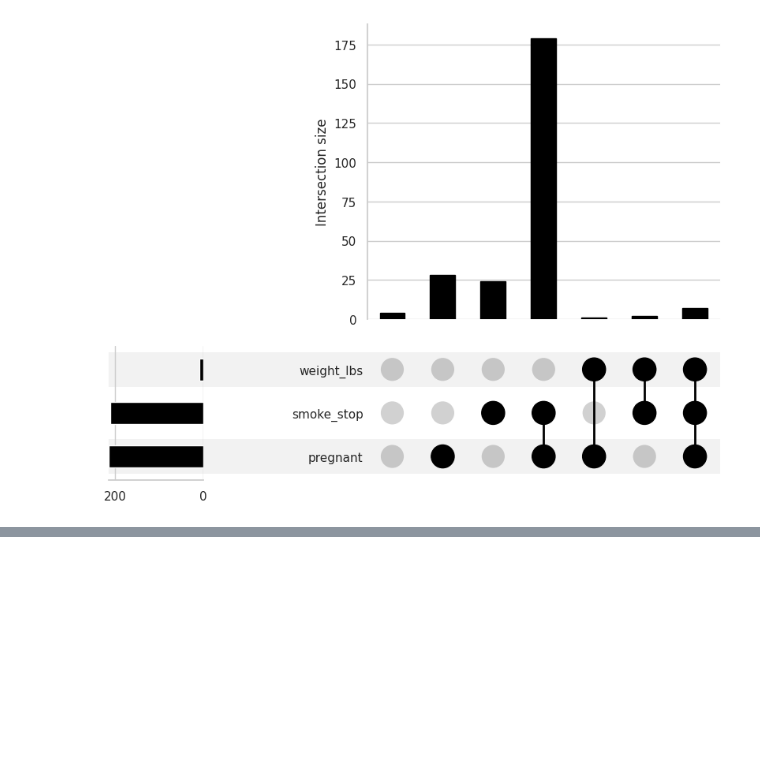
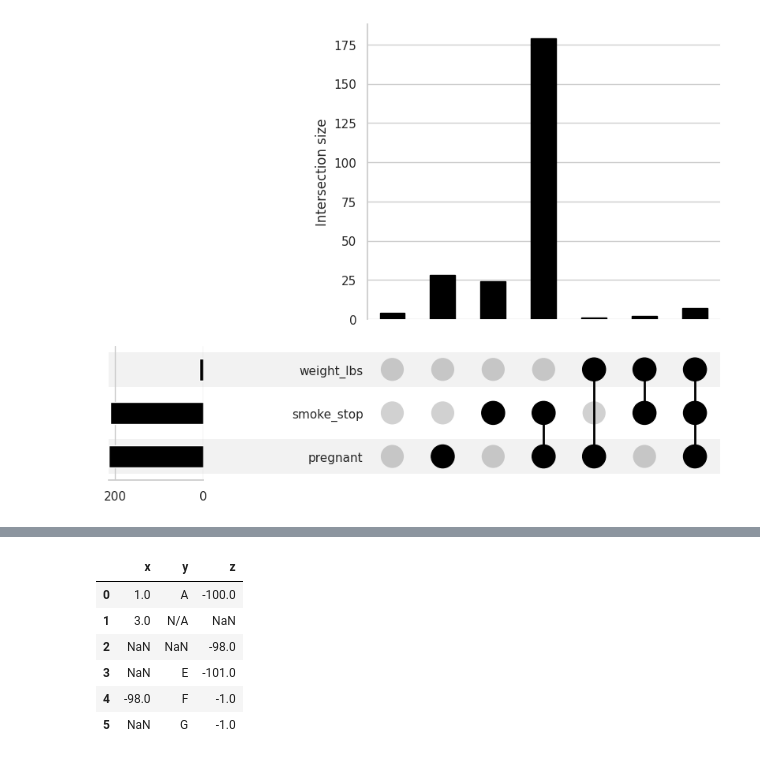
Before and after one commit to Monkey8596/Missing_data_handling-, a Jupyter notebook: notebooks/00Live_exploration.ipynb, the cells around one changed output, grey strips where cells are left out. Cells and saved outputs as stored; diff of their text form; code cells hidden in the pictures; blank space fills up the shorter version.

```diff
--- a/notebooks/00Live_exploration.ipynb
+++ b/notebooks/00Live_exploration.ipynb
@@ -382,0 +473,16 @@ missingno.matrix(df=riskfactors_df)
+# %%
+(
+    missing_data_example_df
+    .replace(
+        to_replace=[-99, 'NA'],
+        value=np.nan
+    )
+)
+# %% [output]
+|  | x | y | z |
+| 0 | 1.0 | A | -100.0 |
+| 1 | 3.0 | N/A | NaN |
+| 2 | NaN | NaN | -98.0 |
+| 3 | NaN | E | -101.0 |
+| 4 | -98.0 | F | -1.0 |
+| 5 | NaN | G | -1.0 |
```
Also changed, not shown: parts of 11 cells of this notebook, 1 other file.
